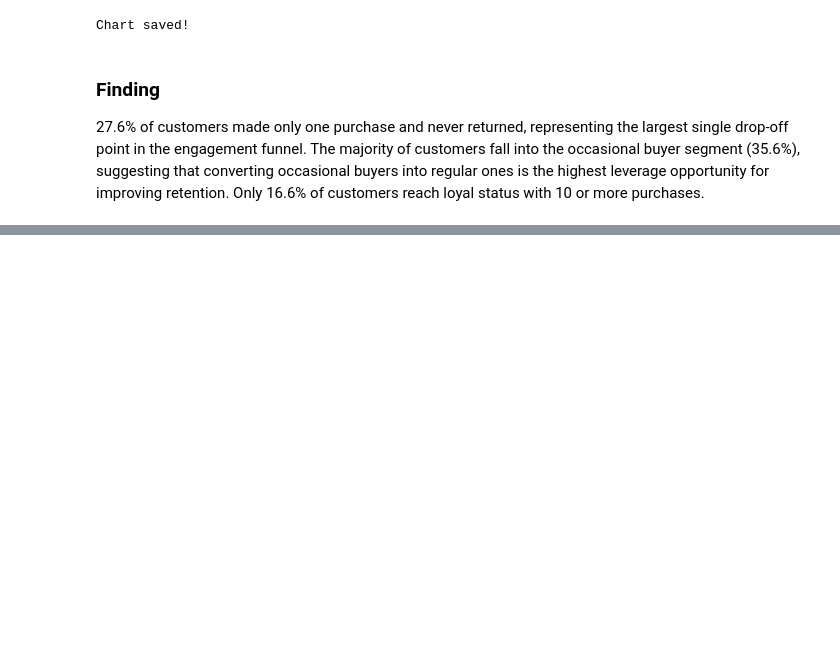
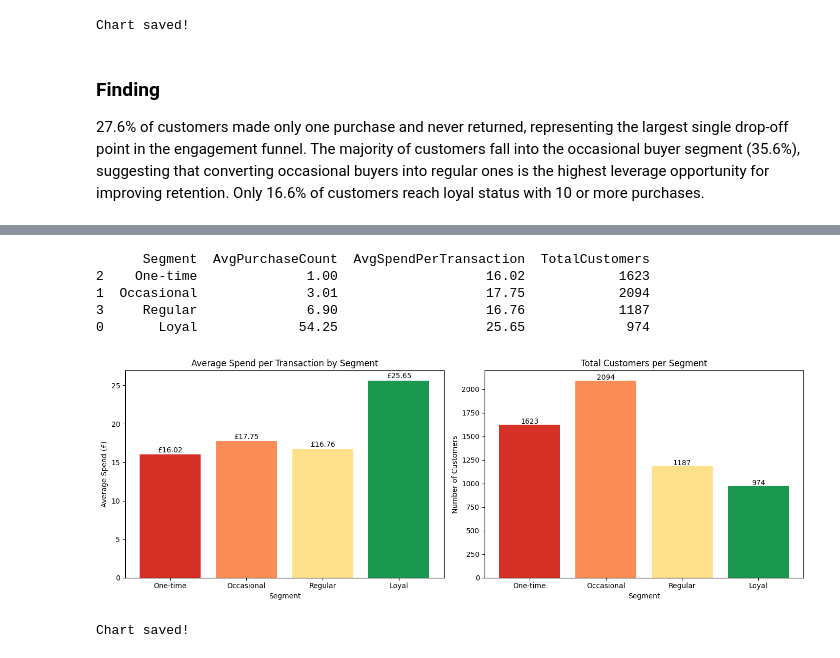
Before and after one commit to tkaixinn/user-retention-analysis, a Jupyter notebook: analysis.ipynb, the cells around one changed output, grey strips where cells are left out. Drawn from its saved outputs; the diff is of its cells as text; code cells hidden in the pictures; blank space fills up the shorter version.

Commit message:
Add user segmentation analysis and segment comparison charts

```diff
--- a/analysis.ipynb
+++ b/analysis.ipynb
@@ -304,0 +343,46 @@ status with 10 or more purchases.
+# %%
+df['TotalSpend'] = df['Quantity'] * df['Price']
+
+segment_summary = df.groupby('Segment').agg(
+    AvgPurchaseCount=('PurchaseCount', 'mean'),
+    AvgSpendPerTransaction=('TotalSpend', 'mean'),
+    TotalCustomers=('Customer ID', 'nunique')
+).round(2).reset_index()
+
+segment_order = ['One-time', 'Occasional', 'Regular', 'Loyal']
+segment_summary['Segment'] = pd.Categorical(segment_summary['Segment'], categories=segment_order, ordered=True)
+segment_summary = segment_summary.sort_values('Segment')
+
+print(segment_summary)
+# %% [output]
+      Segment  AvgPurchaseCount  AvgSpendPerTransaction  TotalCustomers
+2    One-time              1.00                   16.02            1623
+1  Occasional              3.01                   17.75            2094
+3     Regular              6.90                   16.76            1187
+0       Loyal             54.25                   25.65             974
+# %%
+fig, axes = plt.subplots(1, 2, figsize=(14, 5))
+
+colors = ['#d73027', '#fc8d59', '#fee08b', '#1a9850']
+
+axes[0].bar(segment_summary['Segment'], segment_summary['AvgSpendPerTransaction'], color=colors)
+axes[0].set_title('Average Spend per Transaction by Segment', fontsize=12)
+axes[0].set_xlabel('Segment', fontsize=10)
+axes[0].set_ylabel('Average Spend (£)', fontsize=10)
+for i, v in enumerate(segment_summary['AvgSpendPerTransaction']):
+    axes[0].text(i, v + 0.3, f'£{v}', ha='center', fontsize=10)
+
+axes[1].bar(segment_summary['Segment'], segment_summary['TotalCustomers'], color=colors)
+axes[1].set_title('Total Customers per Segment', fontsize=12)
+axes[1].set_xlabel('Segment', fontsize=10)
+axes[1].set_ylabel('Number of Customers', fontsize=10)
+for i, v in enumerate(segment_summary['TotalCustomers']):
+    axes[1].text(i, v + 10, str(v), ha='center', fontsize=10)
+
+plt.tight_layout()
+plt.savefig('segment_comparison.png', dpi=150, bbox_inches='tight')
+plt.show()
+print("Chart saved!")
+# %% [output]
+[figure, added]
+Chart saved!
```
Also changed, not shown: parts of 4 cells of this notebook.
